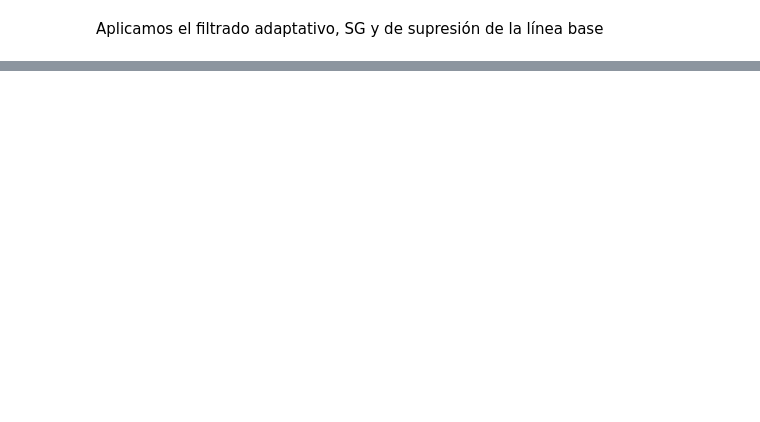
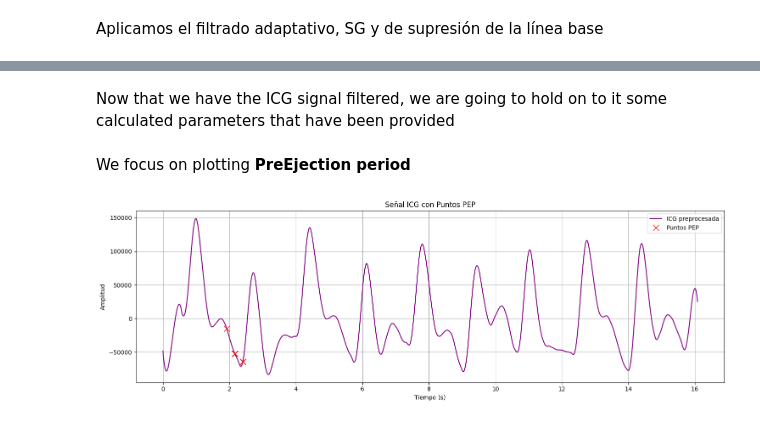
Before and after one commit to eduardo-illueca/icg-project, a Jupyter notebook: Maria_HeartCycle_FILTEREDDATA.ipynb, the cells around one changed output, grey strips where cells are left out. Drawn from its saved outputs; the diff is of its cells as text; code cells hidden in the pictures; blank space fills up the shorter version.

```diff
--- a/Maria_HeartCycle_FILTEREDDATA.ipynb
+++ b/Maria_HeartCycle_FILTEREDDATA.ipynb
@@ -261,0 +264,31 @@ plt.show()
+# %% [markdown]
+Now that we have the ICG signal filtered, we are going to hold on to it some calculated parameters that have been provided
+# %% [markdown]
+We focus on plotting **PreEjection period**
+# %%
+# Extraer PEP
+PEP = measures[4, 1]
+PEP_time = PEP['time']
+PEP_data = PEP['data']
+PEP_data_value = PEP_data[0, 0]  # Valores de tiempo en segundos
+
+# Convertir tiempo de PEP a índices de muestra
+frecuencia_muestreo=200
+PEP_sample_indices = (PEP_data_value.flatten() * frecuencia_muestreo).astype(int)
+
+# Obtener amplitudes de la señal preprocesada en los puntos PEP
+PEP_amplitudes = senal_sin_linea_base[PEP_sample_indices]
+
+# Graficar señal preprocesada con los puntos PEP superpuestos
+plt.figure(figsize=(15, 5))
+plt.plot(tiempo, senal_sin_linea_base, label='ICG preprocesada', color='purple')
+plt.plot(tiempo[PEP_sample_indices], PEP_amplitudes, 'rx', markersize=10, label='Puntos PEP')
+plt.title('Señal ICG con Puntos PEP')
+plt.xlabel('Tiempo (s)')
+plt.ylabel('Amplitud')
+plt.grid(True)
+plt.legend()
+plt.tight_layout()
+plt.show()
+# %% [output]
+[figure, added]
```
Also changed, not shown: parts of 9 cells of this notebook.
